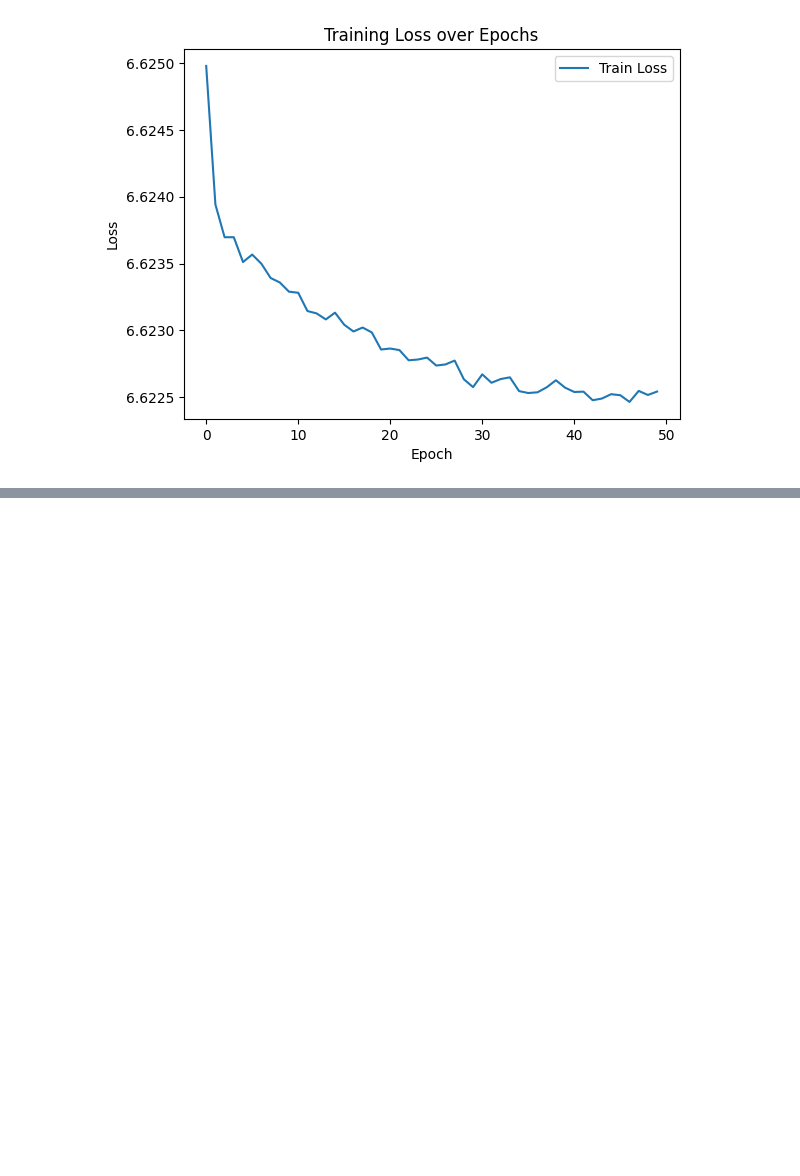
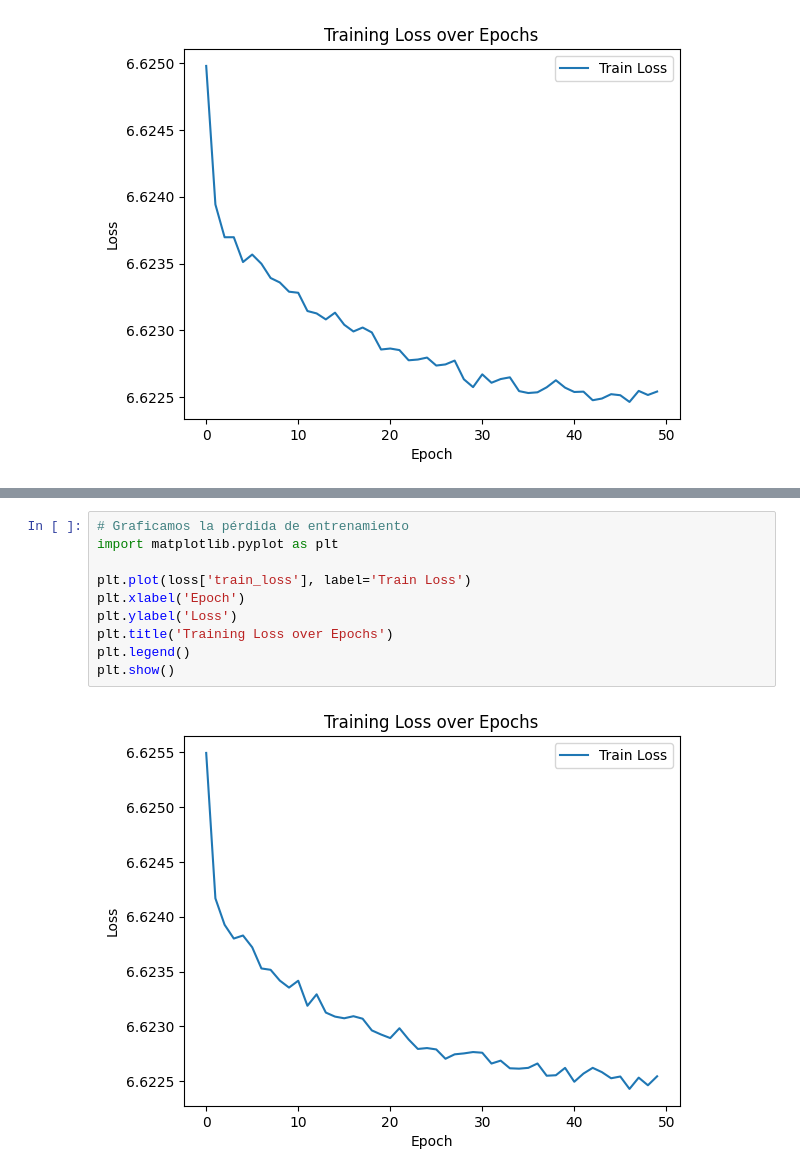
Before and after one commit to JuanMendez11/mendez_juan_tp_dt, a Jupyter notebook: notebooks/02_training.ipynb, the cells around one changed output, grey strips where cells are left out. Saved outputs shown, nothing was run; the diff lists cells and outputs as text; blank space fills up the shorter version.

```diff
--- a/notebooks/02_training.ipynb
+++ b/notebooks/02_training.ipynb
@@ -167,0 +126,12 @@ Successfully installed my_project-0.1
+# %%
+# Graficamos la pérdida de entrenamiento
+import matplotlib.pyplot as plt
+
+plt.plot(loss['train_loss'], label='Train Loss')
+plt.xlabel('Epoch')
+plt.ylabel('Loss')
+plt.title('Training Loss over Epochs')
+plt.legend()
+plt.show()
+# %% [output]
+[figure, added]
```
Also changed, not shown: parts of 7 cells of this notebook.
